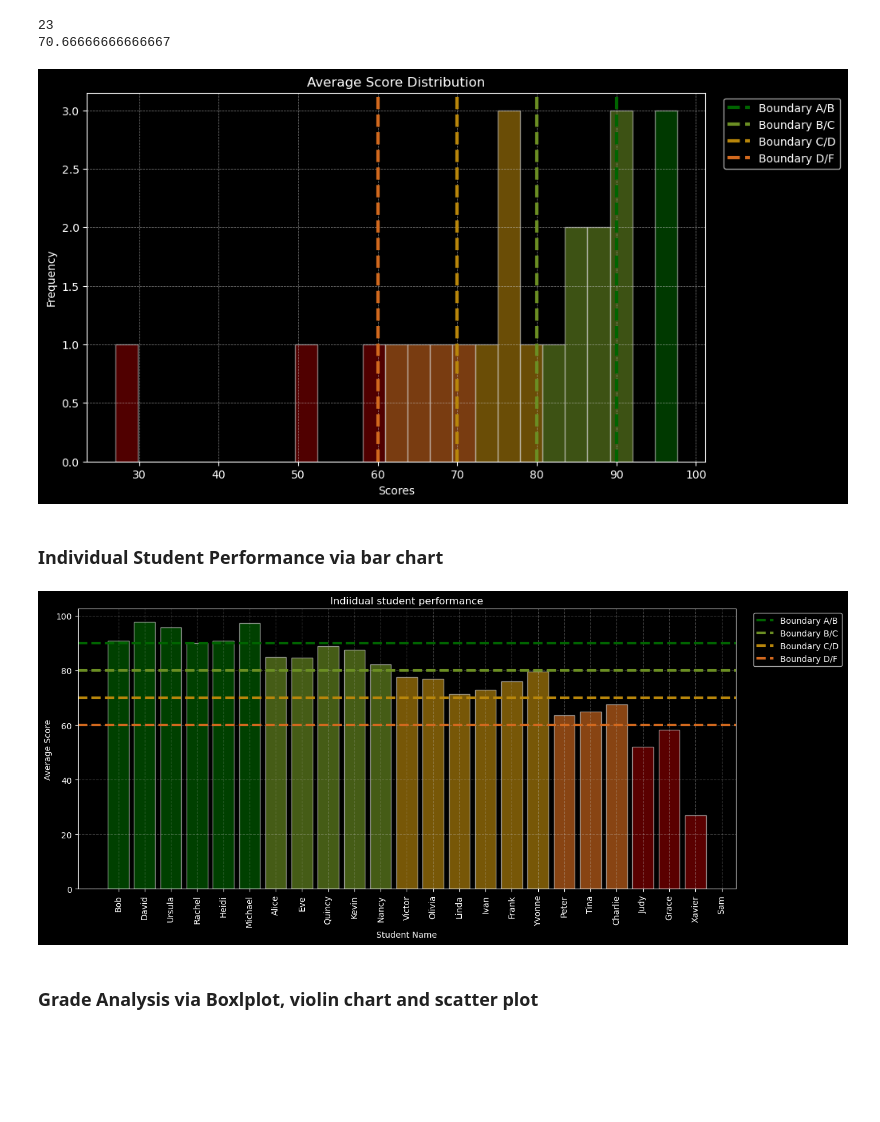
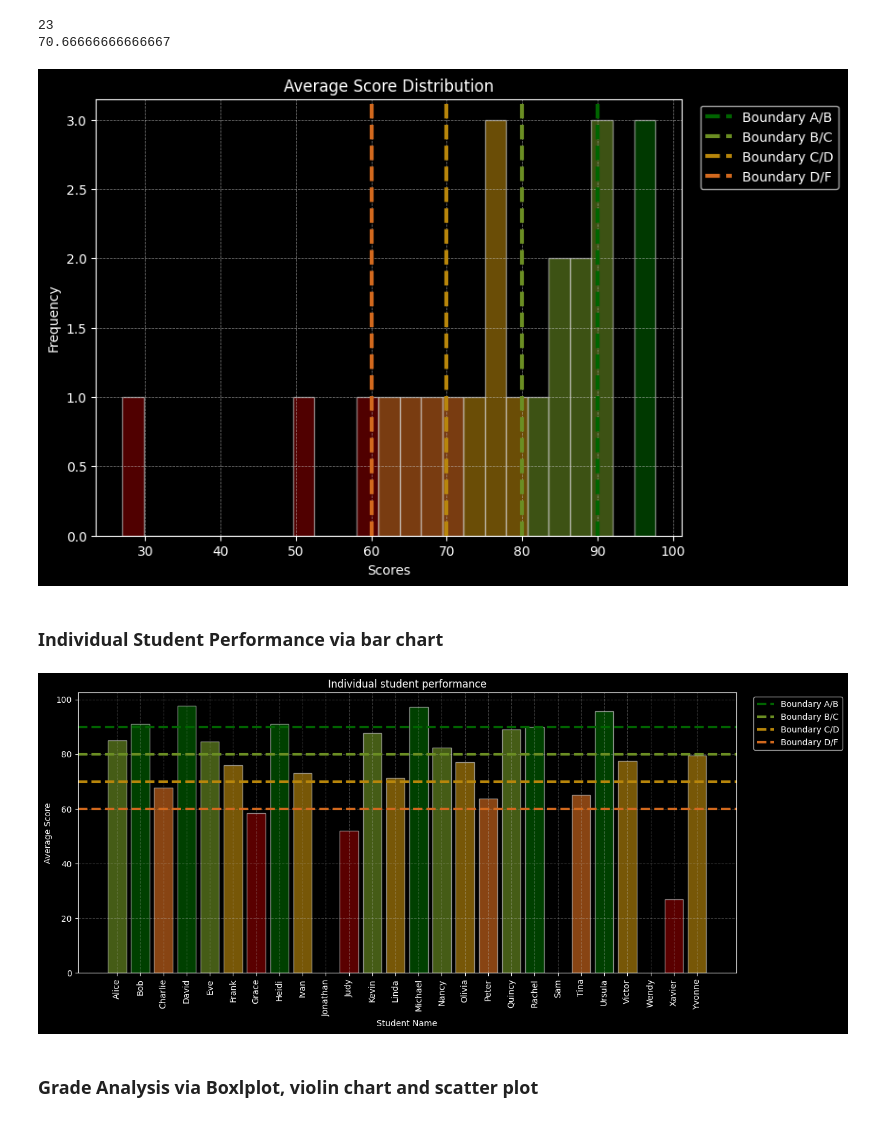
Before and after one commit to MaxxxVolume/small_project_dump, a Jupyter notebook: Grade Calculator.ipynb, the cells around one changed output. Saved outputs shown, nothing was run; the diff lists cells and outputs as text; code cells hidden in the pictures; blank space fills up the shorter version.

Commit message:
Update Grade Calculator

```diff
--- a/Grade Calculator.ipynb
+++ b/Grade Calculator.ipynb
@@ -246,7 +246,7 @@ print(cleaned_avg_scores.max() - cleaned_avg_scores.min())  # checking how sprea
 # %%
 # creating the histogram (now with plt-function)
 plt.style.use('dark_background')
-plt.figure(figsize=(10,6))
+plt.figure(figsize=(8,6))
 
 
 # plotting the histogram
@@ -264,51 +264,51 @@ for patch in patches:
     elif bin_left_edge >= 80:
         patch.set_facecolor(plot_colors[1])  # Grade B
     elif bin_left_edge >= 70:
         patch.set_facecolor(plot_colors[2])  # Grade C
     elif bin_left_edge >= 60:
         patch.set_facecolor(plot_colors[3])  # Grade D
     else:
         patch.set_facecolor(plot_colors[4])  # Grade F
 
 # adding a grid to improve readability
 plt.grid(True,
           color='#cccccc',
            linestyle='--',
             linewidth=0.5,
              alpha=0.65)
 
-# labels
-plt.title('Average Score Distribution')
-plt.ylabel('Frequency')
-plt.xlabel('Scores')
-
 # setting boundaries
 boundaries = [90, 80, 70, 60]
 boundary_labels = ['Boundary A/B', 'Boundary B/C', 'Boundary C/D', 'Boundary D/F']
 
 for boundary, color, label in zip(boundaries, plot_colors, boundary_labels):
     plt.axvline(x=boundary,
                 color=color,
                 label= label,
                 linewidth=3,
                 linestyle = '--')
 
+# labels
+plt.title('Average Score Distribution')
+plt.ylabel('Frequency')
+plt.xlabel('Scores')
 plt.legend(bbox_to_anchor=(1.02, 1), loc='upper left')
 plt.show()
 # %% [output]
-[figure, old version]
+[figure, new version]
 # %% [markdown]
 ### Individual Student Performance via bar chart
 # %%
 # creating a new list to provide colors for each student based on grade
-student_colors = [grade_to_color.get(grade, 'grey') for grade in sorted_grades['grade']]
+sorted_names = grades_12a.sort_values('name', ascending=True)
+student_colors = [grade_to_color.get(grade, 'grey') for grade in sorted_names['grade']]
 
 # setting size and style
 plt.style.use('dark_background')
 plt.figure(figsize=(14,6))
 
 # plotting
-plt.bar(data=sorted_grades,
+plt.bar(data=sorted_names,
         x='name',
         height='average',
         color=student_colors,
@@ -333,14 +333,14 @@ plt.grid(True,
                 alpha=0.3)
 
 # labels
-plt.title('Indiidual student performance')
+plt.title('Individual student performance')
 plt.xlabel('Student Name')
 plt.ylabel('Average Score')
 plt.legend(bbox_to_anchor=(1.02, 1), loc='upper left')
 
 plt.show()
 # %% [output]
-[figure, old version]
+[figure, new version]
 # %% [markdown]
 ### Grade Analysis via Boxlplot, violin chart and scatter plot
 # %%
```
Also changed, not shown: parts of 2 cells of this notebook.
